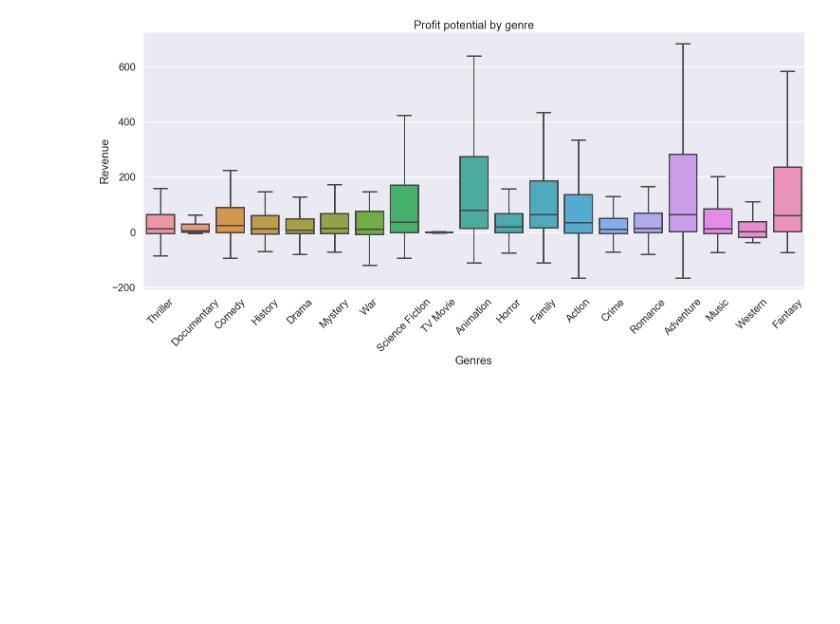
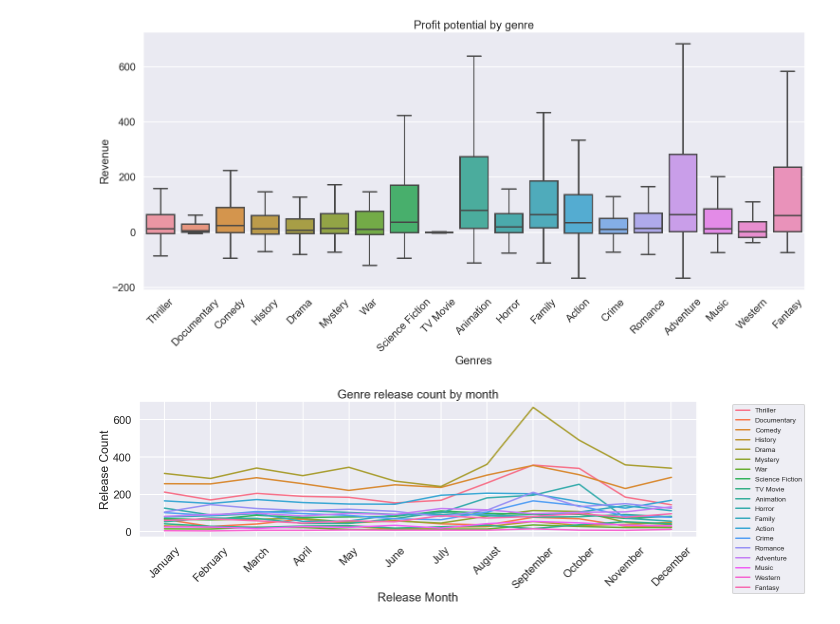
Before and after one commit to LeDorean/MovieDB_market_analysis, a Jupyter notebook: Untitled1.ipynb, the cells around one changed output. Drawn from its saved outputs; the diff is of its cells as text; code cells hidden in the pictures; blank space fills up the shorter version.

Commit message:
month reelase popularity visualized

```diff
--- a/Untitled1.ipynb
+++ b/Untitled1.ipynb
@@ -292,0 +296,33 @@ plt.show()
+# %%
+#creating our new column and unique list
+unique_list=list_to_dic('genres',month_df,'unique_list')
+# %%
+# Createing new columns to evaluate what genres were used in each movies.
+for genre in unique_list:
+    new_col=genre
+    month_df[new_col]=month_df['genres_list'].apply(lambda x: 1 if genre in x else 0 )
+# %%
+#summing up totals by realease_month
+month_groupby = month_df.groupby(['release_month']).sum()
+# %%
+#dropping unneccessary data
+month_groupby_sum=month_groupby.drop(month_groupby.iloc[:,0:8],axis=1)
+# %%
+#plotting our figure
+plt.figure(figsize=(20,5))
+line2=sns.lineplot(data=month_groupby_sum, dashes=False)
+
+line2.legend(bbox_to_anchor=(1.2, 1), loc='upper right', fontsize='xx-small')
+
+line2.set(xlabel='Release Month',ylabel='Release Count',title='Genre release count by month')
+
+
+plt.xticks(range(1,13),labels=['January','February','March','April','May','June','July','August','September','October','November','December'])
+line2.set_xticklabels(line2.get_xticklabels(), rotation=45);
+
+
+
+
+plt.show()
+# %% [output]
+[figure, added]
```
Also changed, not shown: parts of 1 cell of this notebook.
